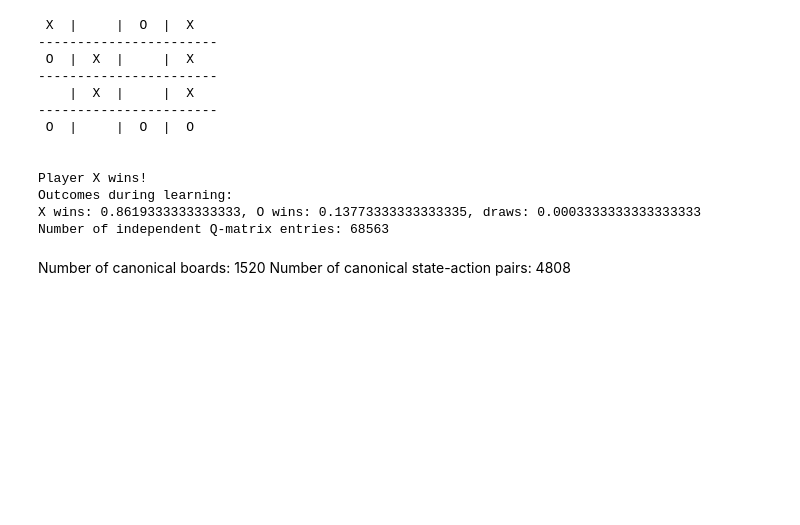
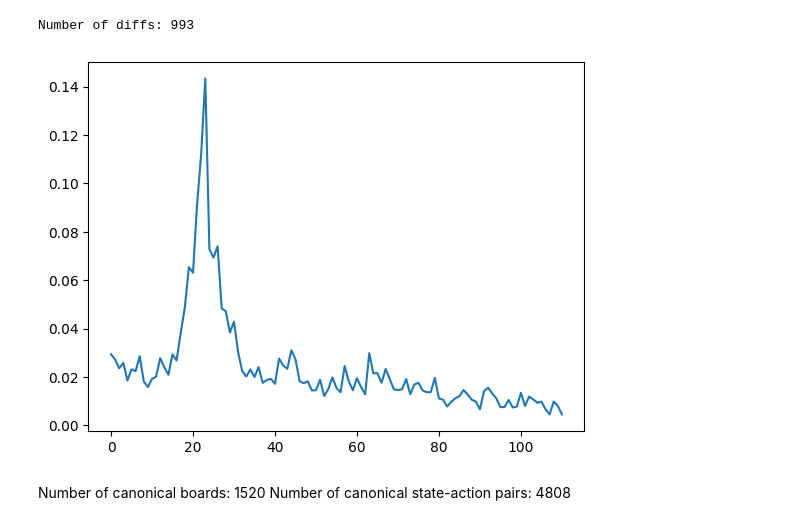
Before and after one commit to jakobatgithub/TicTacToe, a Jupyter notebook: TicTacToe.ipynb, the cells around one changed output. Saved outputs shown, nothing was run; the diff lists cells and outputs as text; code cells hidden in the pictures; blank space fills up the shorter version.

```diff
--- a/TicTacToe.ipynb
+++ b/TicTacToe.ipynb
@@ -4,19 +4,16 @@
 import copy
 
 from TicTacToe import TicTacToe
-from Agent import RandomAgent, HumanAgent, LearningAgent, PlayingAgent
+from Agent import RandomAgent, HumanAgent, QLearningAgent, PlayingAgent
+from DeepQLearningAgent import DeepQLearningAgent
 
 params = {
     'Q_initial_value' : 0.0, # initial Q value
-    # 'Q_initial_value' : 0.0, # initial Q value
     'nr_of_episodes' : 500000, # number of episodes for training
     'epsilon_start' : 0.15,  # initial exploration rate
     'epsilon_min' : 0.005, # minimum exploration rate
-    # 'epsilon_start' : 0.5,  # initial exploration rate
-    # 'epsilon_min' : 0.25, # minimum exploration rate
     'alpha_start' : 0.1,  # initial learning rate
     'alpha_min' : 0.1, # minimum learning rate
-    # 'gamma' : 0.99,  # discount factor
     'gamma' : 0.9,  # discount factor
     'rewards' : {'X': {'X' : 1.0, 'O' : -1.0, 'D' : 0.0}, # rewards for X
                  'O': {'O' : 1.0, 'X' : -1.0, 'D' : 0.0}, # rewards for O
@@ -27,9 +24,11 @@ params = {
     'diffs' : [],
     'width' : 3,
     'lazy_evaluation' : True,
+    'batch_size' : 32,
+    # 'batch_size' : 4,
     }
 
-nr_of_episodes = 15000
+nr_of_episodes = 1000
 params['nr_of_episodes'] = nr_of_episodes
 
 paramsX = copy.deepcopy(params)
@@ -41,8 +40,8 @@ paramsO['Q_optimal'] = 'TotallySymmetricQ_optimalO.pkl'
 
 outcomes = {'X' : 0, 'O' : 0, 'D' : 0}
 
-learning_agent1 = LearningAgent(paramsX)
-# learning_agent2 = LearningAgent(paramsO)
+learning_agent1 = DeepQLearningAgent(paramsX)
+# learning_agent2 = DeepQLearningAgent(paramsO)
 random_agent1 = RandomAgent(player='O', switching=False)
 
 game = TicTacToe(learning_agent1, random_agent1, display=False)
@@ -62,61 +88,59 @@ Number of independent Q-matrix entries: 422
 # %%
+m = 4
+k = 3
+outcomes = {'X' : 0, 'O' : 0, 'D' : 0}
 random_agent1 = RandomAgent(player='X', switching=False)
 random_agent2 = RandomAgent(player='O', switching=False)
-game = TicTacToe(random_agent1, random_agent2, display=True, waiting_time=0.1, width=4, height=4, win_length=3)
-outcome = game.play()
+game = TicTacToe(random_agent1, random_agent2, display=False, waiting_time=0.05, width=m, height=m, win_length=k)
+for episode in range(nr_of_episodes):
+    outcome = game.play()
+    outcomes[outcome] += 1
 
-paramsX['width'] = 4
+print("Outcomes for random playing:")
+print(f"X wins: {outcomes['X']/nr_of_episodes}, O wins: {outcomes['O']/nr_of_episodes}, draws: {outcomes['D']/nr_of_episodes}")
+
+paramsX['width'] = m
 paramsX['Q_optimal'] = None
 
-learning_agent1 = LearningAgent(paramsX)
+learning_agent1 = DeepQLearningAgent(paramsX)
 
 outcomes = {'X' : 0, 'O' : 0, 'D' : 0}
 
-game = TicTacToe(learning_agent1, random_agent2, display=False, width=4, height=4, win_length=3)
+game = TicTacToe(learning_agent1, random_agent2, display=False, width=m, height=m, win_length=k)
 
 for episode in range(nr_of_episodes):
     outcome = game.play()
     outcomes[outcome] += 1
 
-print("Outcomes during learning:")
+print("\nOutcomes during learning:")
 print(f"X wins: {outcomes['X']/nr_of_episodes}, O wins: {outcomes['O']/nr_of_episodes}, draws: {outcomes['D']/nr_of_episodes}")
 print(f"Number of independent Q-matrix entries: {len(learning_agent1.Q.get().keys())}")
-# %% [output]
- X  |     |  O  |  X
------------------------
- O  |  X  |     |  X
------------------------
-    |  X  |     |  X
------------------------
- O  |     |  O  |  O
-
-
-Player X wins!
-Outcomes during learning:
-X wins: 0.8619333333333333, O wins: 0.13773333333333335, draws: 0.0003333333333333333
-Number of independent Q-matrix entries: 68563
 # %%
 import matplotlib.pyplot as plt
 
 def average(array, chunk_size=None):
     means = []
     if chunk_size is None:
         chunk_size = len(array) // 100
 
     for i in range(0, len(array), chunk_size):
         sublist = array[i:i + chunk_size]
         means.append(sum(sublist)/len(sublist))
 
     return means
 
 diffsX, diffsO = paramsX['diffs'], paramsO['diffs']
 print(f"Number of diffs: {len(diffsX)}")
 meansdiffsX = average(diffsX)
-meansdiffsO = average(diffsO)
+# meansdiffsO = average(diffsO)
 
 plt.plot(meansdiffsX[:])
-plt.plot(meansdiffsO[:])
+# plt.plot(meansdiffsO[:])
+# plt.plot(diffsX)
 plt.show()
+# %% [output]
+Number of diffs: 993
+[figure, added]
 # %%
 Q1 = learning_agent1.Q
 playing_agent1 = PlayingAgent(Q1, player='X', switching=False)
```
Also changed, not shown: parts of 2 cells of this notebook, 2 other files.
